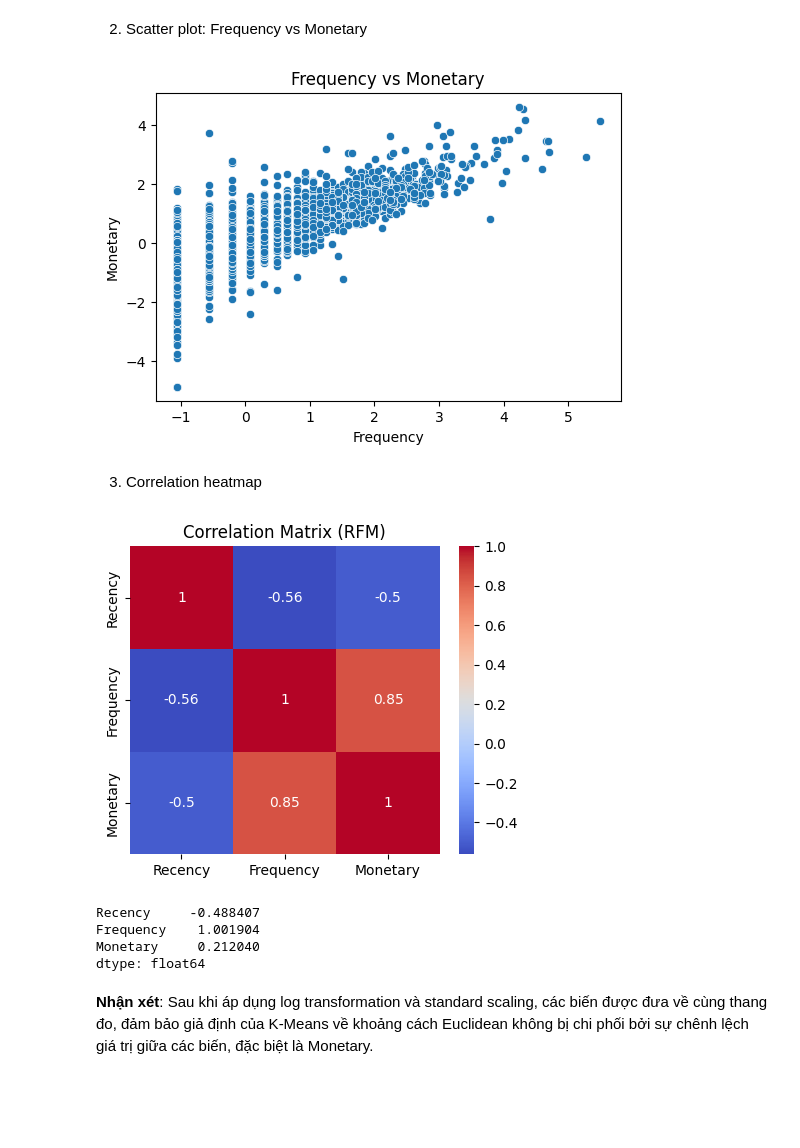
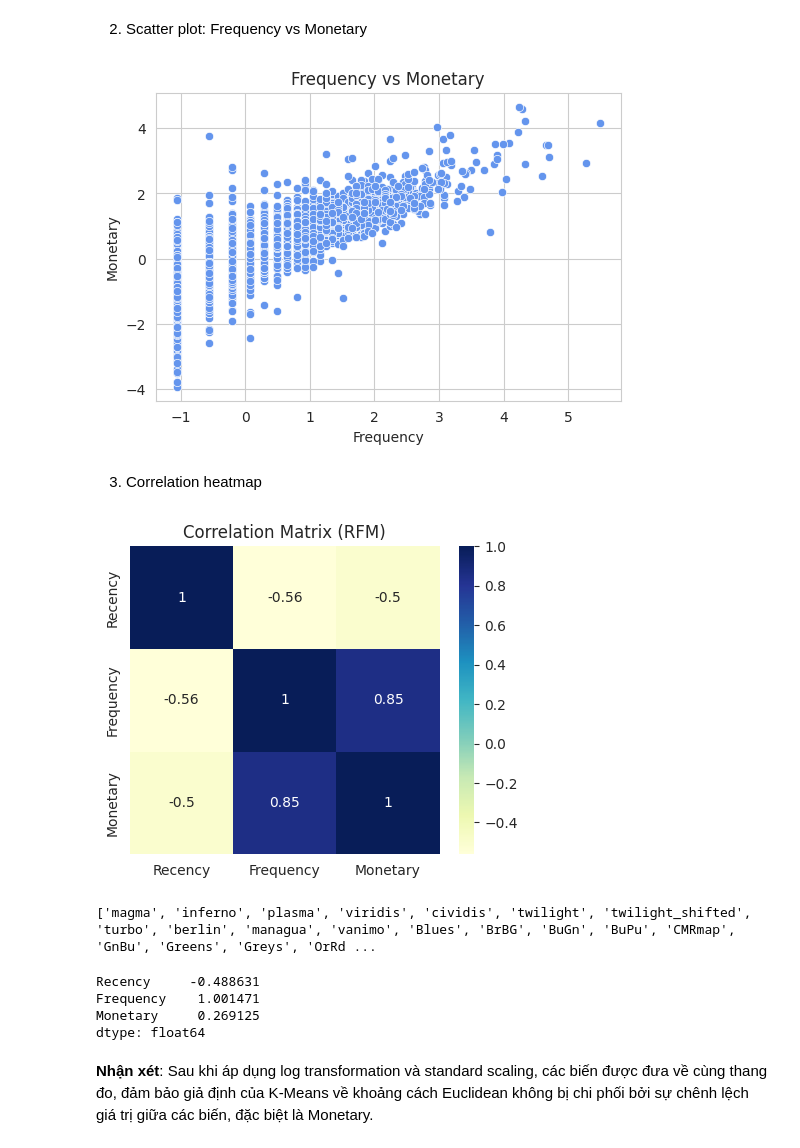
Before and after one commit to nguyenminhthu20060906-cell/DS-CU-I-K-, a Jupyter notebook: DS_cuối_kì.ipynb, the cells around one changed output. Drawn from its saved outputs; the diff is of its cells as text; code cells hidden in the pictures; blank space fills up the shorter version.

```diff
--- a/DS_cuối_kì.ipynb
+++ b/DS_cuối_kì.ipynb
@@ -137,6 +177,8 @@ df[df['Quantity'] <0]
 # %%
 #Xoá bỏ các cột có quantity âm
 df = df[df['Quantity'] > 0]
+# %%
+df = df[df['Price'] > 0]
 # %%
 #Kiểm tra số dòng bị trùng
 df.duplicated().sum()
@@ -147,0 +222,8 @@ df.drop_duplicates(inplace=True)
+# %%
+import pandas as pd
+import numpy as np
+import matplotlib.pyplot as plt
+import seaborn as sns
+
+sns.set_style("whitegrid")
+plt.rcParams["figure.figsize"] = (10, 6)
@@ -402,27 +526,33 @@ plt.show()
 2. Scatter plot: Frequency vs Monetary
 # %%
 plt.figure(figsize=(6,4))
-sns.scatterplot(data=rfm_scaled, x='Frequency', y='Monetary')
+sns.scatterplot(data=rfm_scaled, x='Frequency', y='Monetary',color='cornflowerblue')
 plt.title('Frequency vs Monetary')
 plt.show()
 # %% [output]
-[figure, old version]
+[figure, new version]
 # %% [markdown]
 3. Correlation heatmap
 # %%
 plt.figure(figsize=(5,4))
-sns.heatmap(rfm_scaled[['Recency','Frequency','Monetary']].corr(), annot=True, cmap='coolwarm')
+sns.heatmap(rfm_scaled[['Recency','Frequency','Monetary']].corr(), annot=True, cmap='YlGnBu')
 plt.title('Correlation Matrix (RFM)')
 plt.show()
 # %% [output]
-[figure, old version]
+[figure, new version]
+# %%
+import matplotlib.pyplot as plt
+
+print(plt.colormaps())
+# %% [output]
+['magma', 'inferno', 'plasma', 'viridis', 'cividis', 'twilight', 'twilight_shifted', 'turbo', 'berlin', 'managua', 'vanimo', 'Blues', 'BrBG', 'BuGn', 'BuPu', 'CMRmap', 'GnBu', 'Greens', 'Greys', 'OrRd ...
 # %%
 #Kiểm tra lại dữ liệu sau khi scale
 print(rfm_scaled[['Recency', 'Frequency', 'Monetary']].skew())
 # %% [output]
-Recency     -0.488407
-Frequency    1.001904
-Monetary     0.212040
+Recency     -0.488631
+Frequency    1.001471
+Monetary     0.269125
 dtype: float64
 # %% [markdown]
 **Nhận xét**: Sau khi áp dụng log transformation và standard scaling, các biến được đưa về cùng thang đo, đảm bảo giả định của K-Means về khoảng cách Euclidean không bị chi phối bởi sự chênh lệch giá trị giữa các biến, đặc biệt là Monetary.
```
Also changed, not shown: parts of 81 cells of this notebook.
